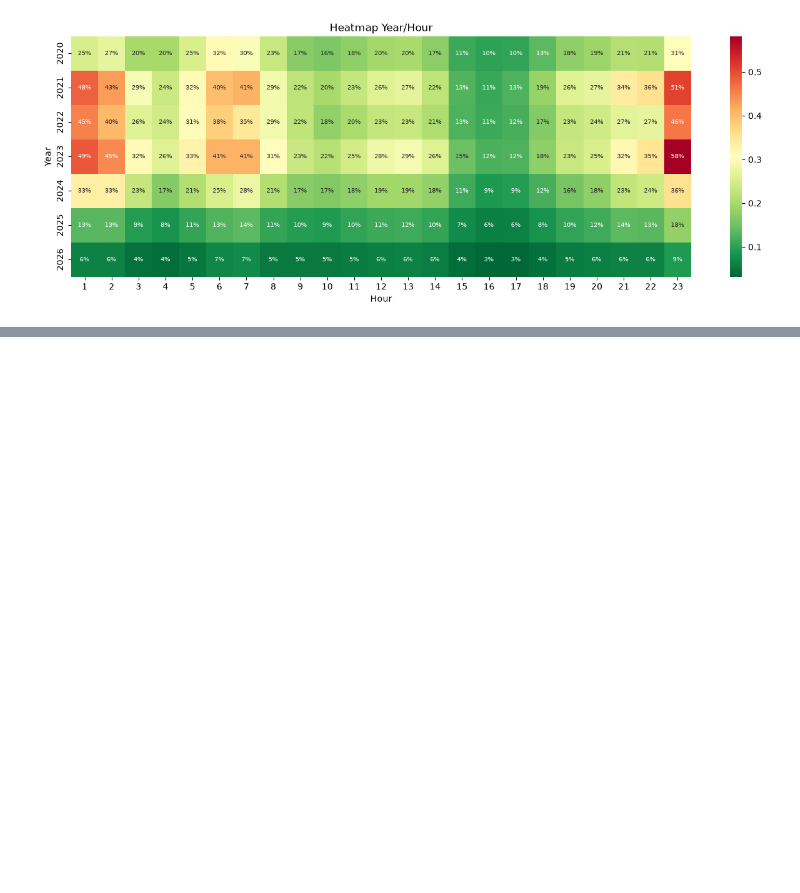
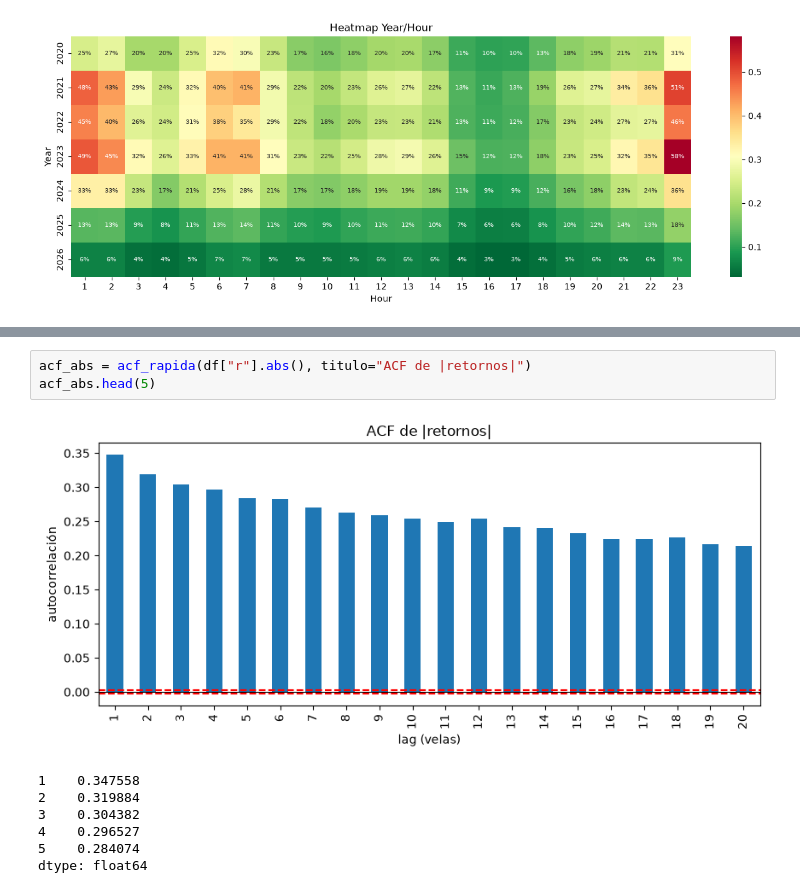
Before and after one commit to K4iserDev/Quant, a Jupyter notebook: notebooks/02_market.ipynb, the cells around one changed output, grey strips where cells are left out. Drawn from its saved outputs; the diff is of its cells as text; blank space fills up the shorter version.

```diff
--- a/notebooks/02_market.ipynb
+++ b/notebooks/02_market.ipynb
@@ -87,0 +117,11 @@ plt.show()
+# %%
+acf_abs = acf_rapida(df["r"].abs(), titulo="ACF de |retornos|")
+acf_abs.head(5)
+# %% [output]
+[figure, added]
+1    0.347558
+2    0.319884
+3    0.304382
+4    0.296527
+5    0.284074
+dtype: float64
```
Also changed, not shown: parts of 11 cells of this notebook, 1 other file.
